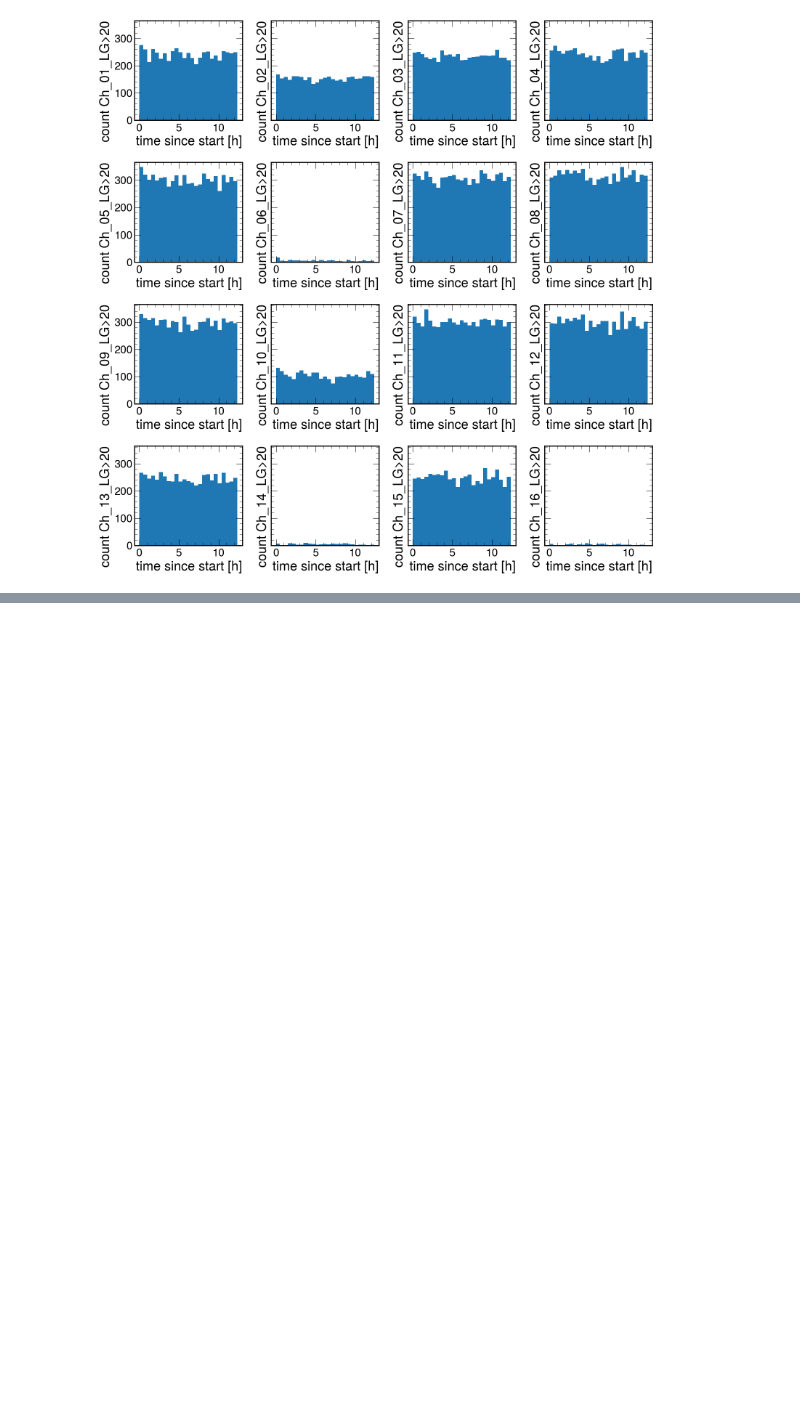
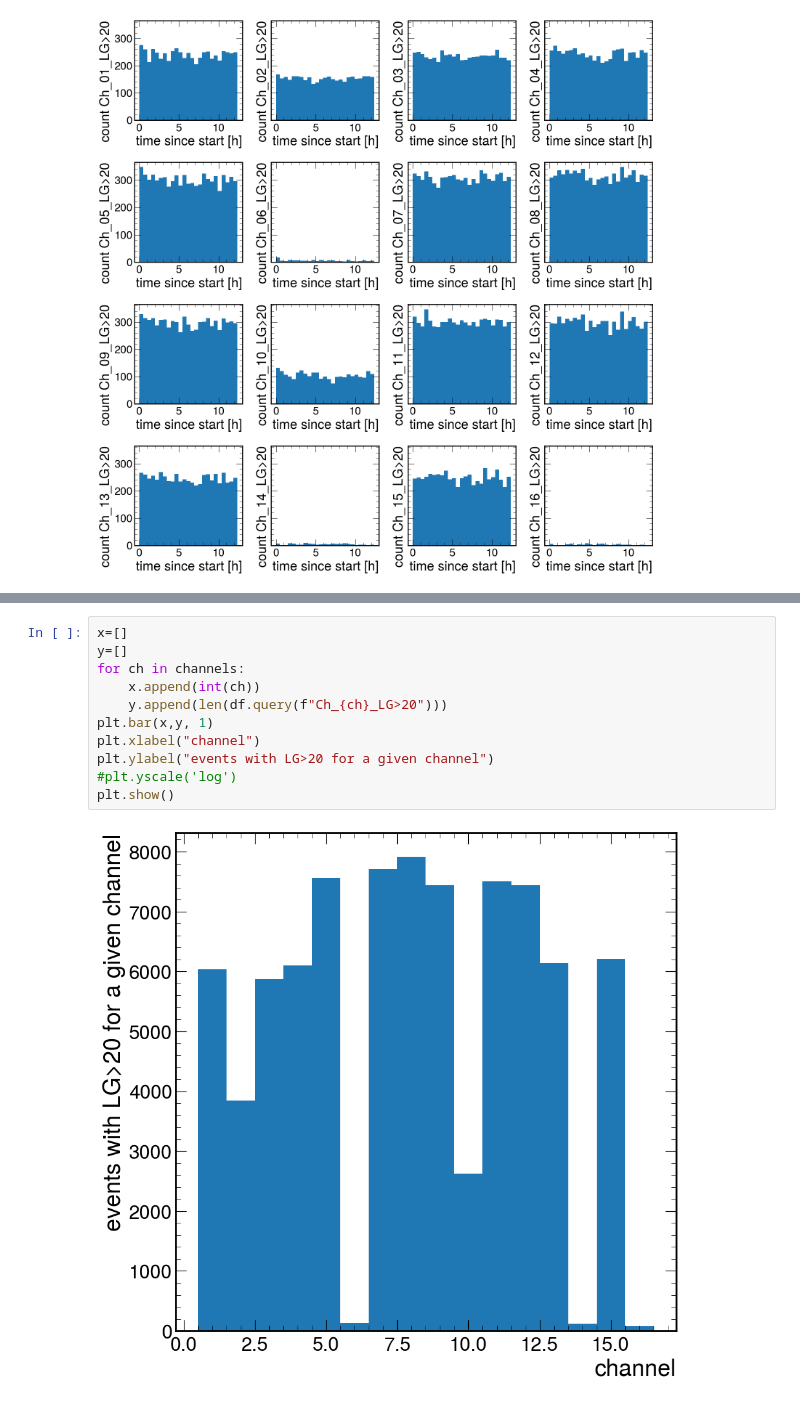
Before and after one commit to sebouh137/beamtest_plots, a Jupyter notebook: TwelveChannels.ipynb, the cells around one changed output, grey strips where cells are left out. Cells and saved outputs as stored; diff of their text form; blank space fills up the shorter version.

```diff
--- a/TwelveChannels.ipynb
+++ b/TwelveChannels.ipynb
@@ -444,0 +456,13 @@ plt.tight_layout()
+# %%
+x=[]
+y=[]
+for ch in channels:
+    x.append(int(ch))
+    y.append(len(df.query(f"Ch_{ch}_LG>20")))
+plt.bar(x,y, 1)
+plt.xlabel("channel")
+plt.ylabel("events with LG>20 for a given channel")
+#plt.yscale('log')
+plt.show()
+# %% [output]
+[figure, added]
```
Also changed, not shown: parts of 5 cells of this notebook.
